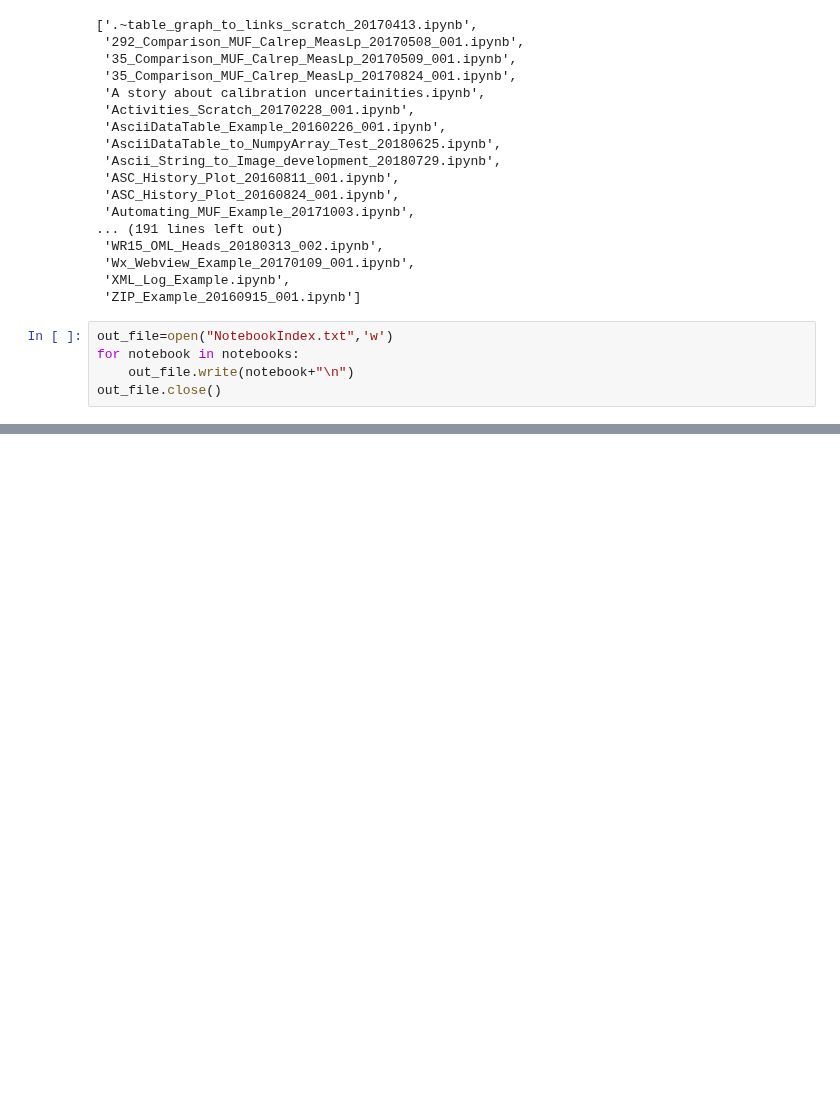
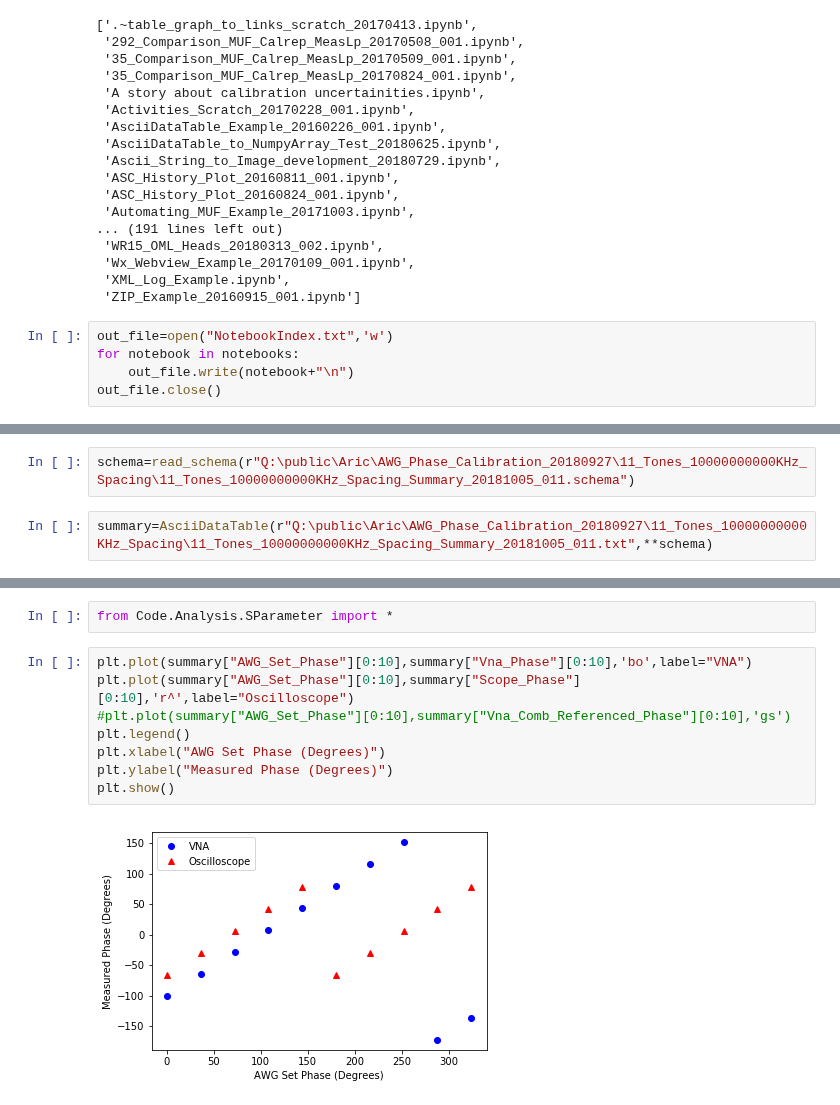
Before and after one commit to aricsanders/Jupyter-Notebooks, a Jupyter notebook: Untitled.ipynb, the cells around one changed output, grey strips where cells are left out. Saved outputs shown, nothing was run; the diff lists cells and outputs as text; blank space fills up the shorter version.

```diff
--- a/Untitled.ipynb
+++ b/Untitled.ipynb
@@ -85,0 +90,4 @@ out_file.close()
+# %%
+schema=read_schema(r"Q:\public\Aric\AWG_Phase_Calibration_20180927\11_Tones_10000000000KHz_Spacing\11_Tones_10000000000KHz_Spacing_Summary_20181005_011.schema")
+# %%
+summary=AsciiDataTable(r"Q:\public\Aric\AWG_Phase_Calibration_20180927\11_Tones_10000000000KHz_Spacing\11_Tones_10000000000KHz_Spacing_Summary_20181005_011.txt",**schema)
@@ -85,0 +107,12 @@ out_file.close()
+# %%
+from Code.Analysis.SParameter import *
+# %%
+plt.plot(summary["AWG_Set_Phase"][0:10],summary["Vna_Phase"][0:10],'bo',label="VNA")
+plt.plot(summary["AWG_Set_Phase"][0:10],summary["Scope_Phase"][0:10],'r^',label="Oscilloscope")
+#plt.plot(summary["AWG_Set_Phase"][0:10],summary["Vna_Comb_Referenced_Phase"][0:10],'gs')
+plt.legend()
+plt.xlabel("AWG Set Phase (Degrees)")
+plt.ylabel("Measured Phase (Degrees)")
+plt.show()
+# %% [output]
+[figure, added]
```
Also changed, not shown: parts of 16 cells of this notebook, 5 other files.
